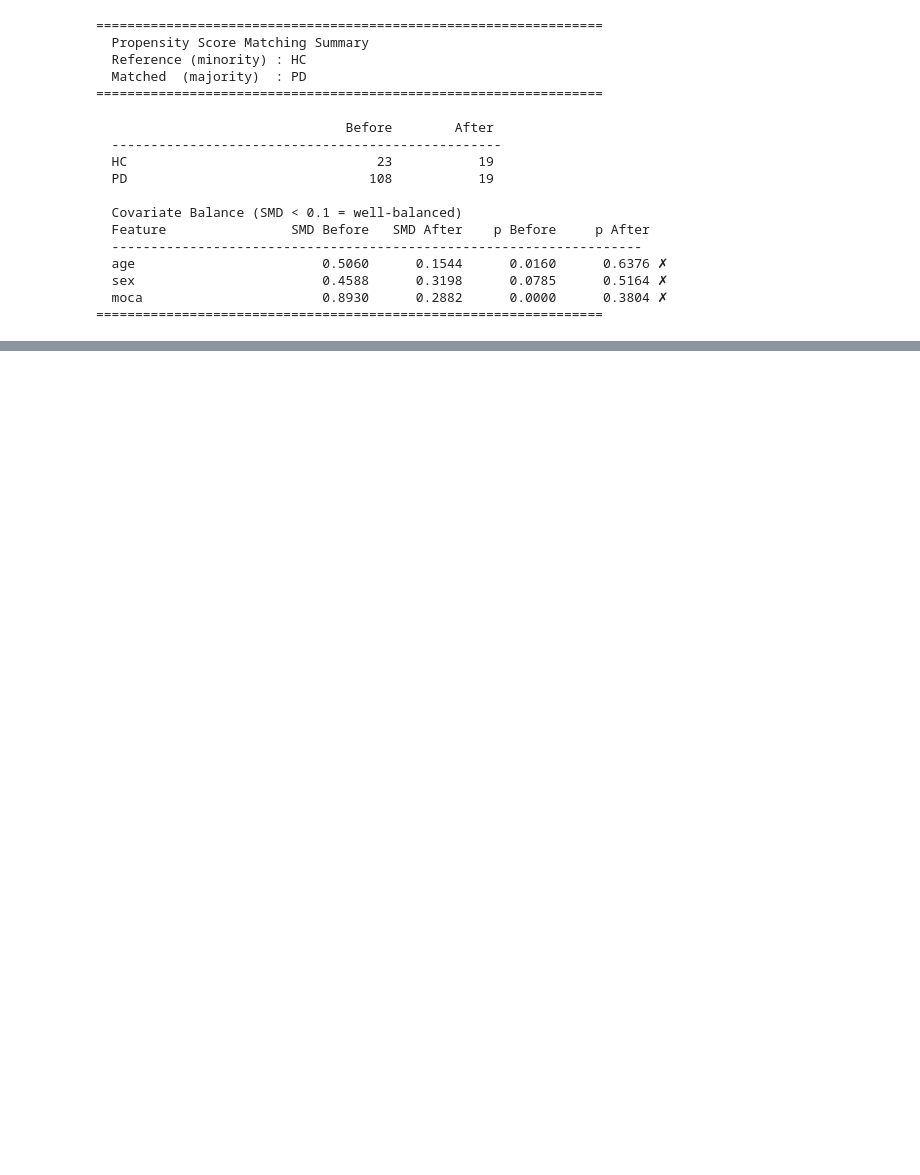
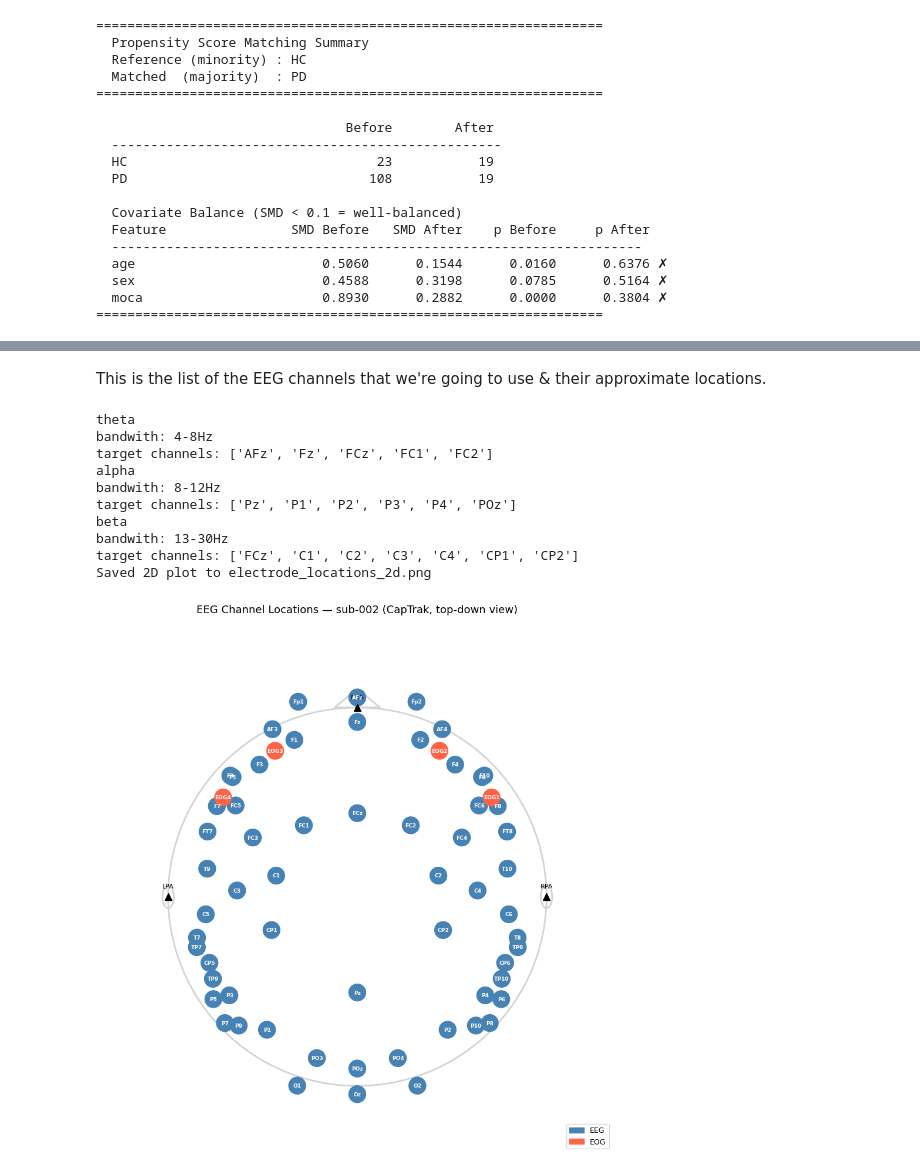
Before and after one commit to wjung21/ParkinsonTSA, a Jupyter notebook: main.ipynb, the cells around one changed output, grey strips where cells are left out. Cells and saved outputs as stored; diff of their text form; code cells hidden in the pictures; blank space fills up the shorter version.

```diff
--- a/main.ipynb
+++ b/main.ipynb
@@ -91,0 +88,24 @@ plt.show()
+# %% [markdown]
+This is the list of the EEG channels that we're going to use & their approximate locations.
+# %%
+%matplotlib inline
+from config import GROUP
+from plot_electrode_locations import plot_2d, plot_3d
+
+for key,value in GROUP.items():
+    print(key)
+    print('bandwith:', f"{value['band'][0]}-{value['band'][1]}Hz")
+    print('target channels:', value['channel'])
+plot_2d()
+# %% [output]
+theta
+bandwith: 4-8Hz
+target channels: ['AFz', 'Fz', 'FCz', 'FC1', 'FC2']
+alpha
+bandwith: 8-12Hz
+target channels: ['Pz', 'P1', 'P2', 'P3', 'P4', 'POz']
+beta
+bandwith: 13-30Hz
+target channels: ['FCz', 'C1', 'C2', 'C3', 'C4', 'CP1', 'CP2']
+Saved 2D plot to electrode_locations_2d.png
+[figure, added]
```
Also changed, not shown: parts of 33 cells of this notebook, 5 other files.
